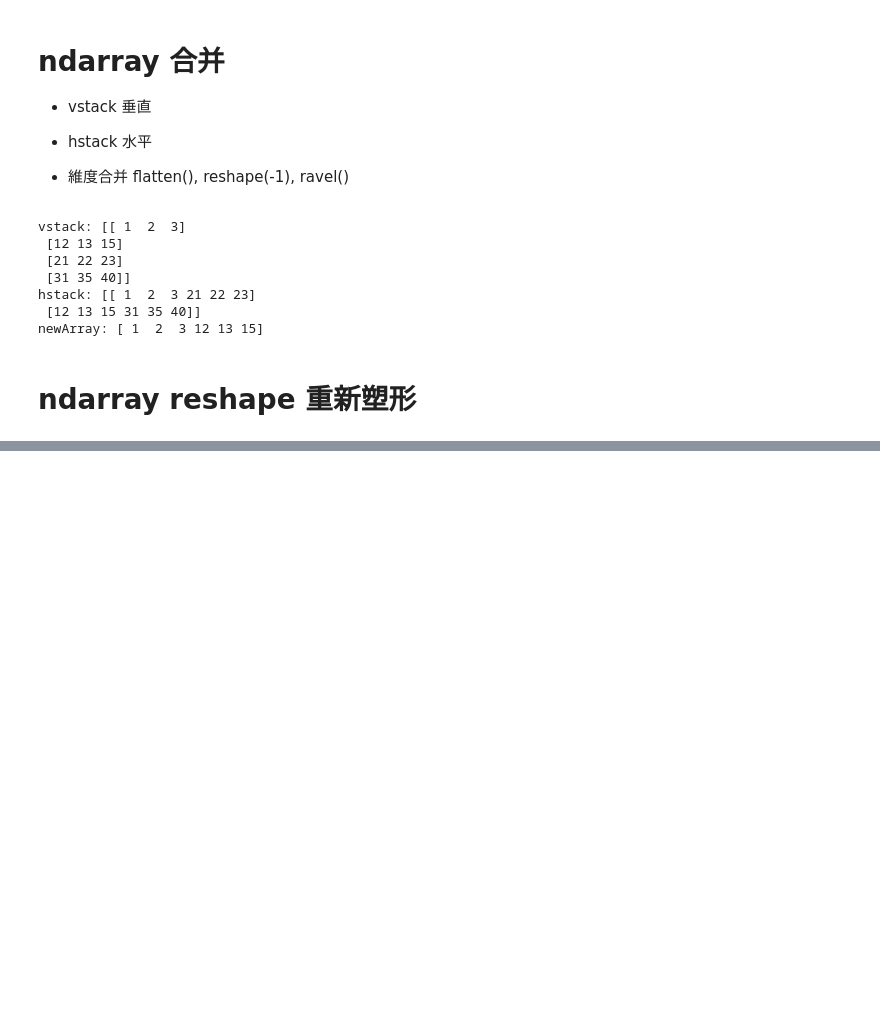
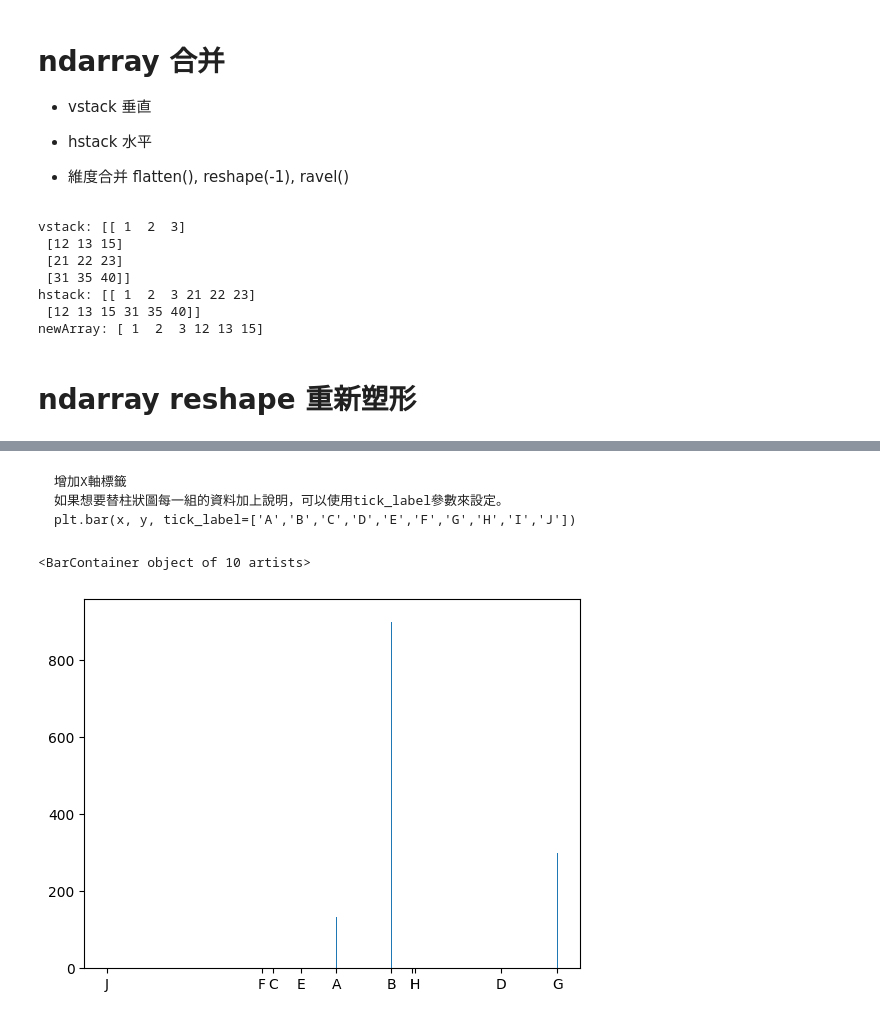
Before and after one commit to mccoy0928/pandas_dataframe, a Jupyter notebook: 20230801_numpy.ipynb, the cells around one changed output, grey strips where cells are left out. Saved outputs shown, nothing was run; the diff lists cells and outputs as text; code cells hidden in the pictures; blank space fills up the shorter version.

````diff
--- a/20230801_numpy.ipynb
+++ b/20230801_numpy.ipynb
@@ -81,0 +122,11 @@ print(x)
+# %% [markdown]
+```
+增加X軸標籤
+如果想要替柱狀圖每一組的資料加上說明，可以使用tick_label參數來設定。
+plt.bar(x, y, tick_label=['A','B','C','D','E','F','G','H','I','J'])
+```
+# %%
+plt.bar(x, y, tick_label=['A','B','C','D','E','F','G','H','I','J'])
+# %% [output]
+<BarContainer object of 10 artists>
+[figure, added]
````
Also changed, not shown: parts of 13 cells of this notebook.
